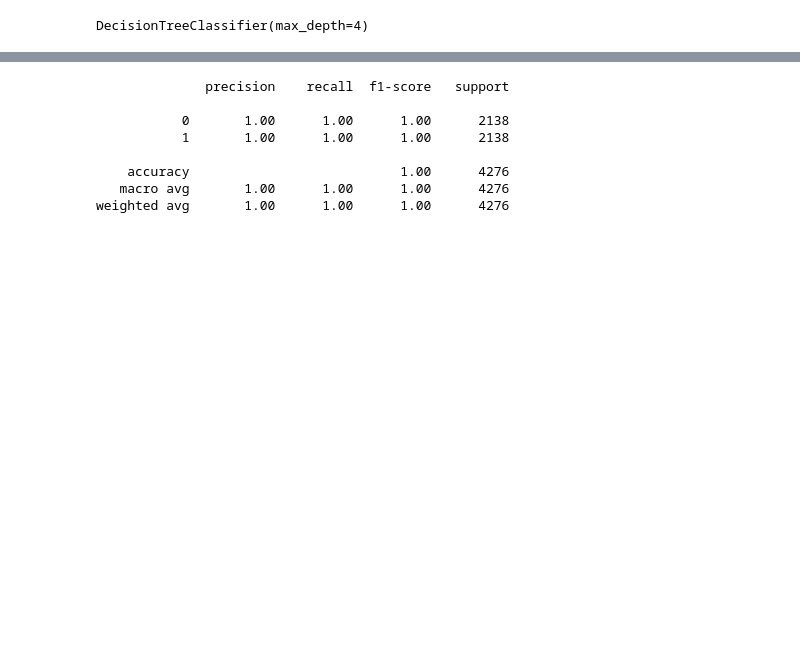
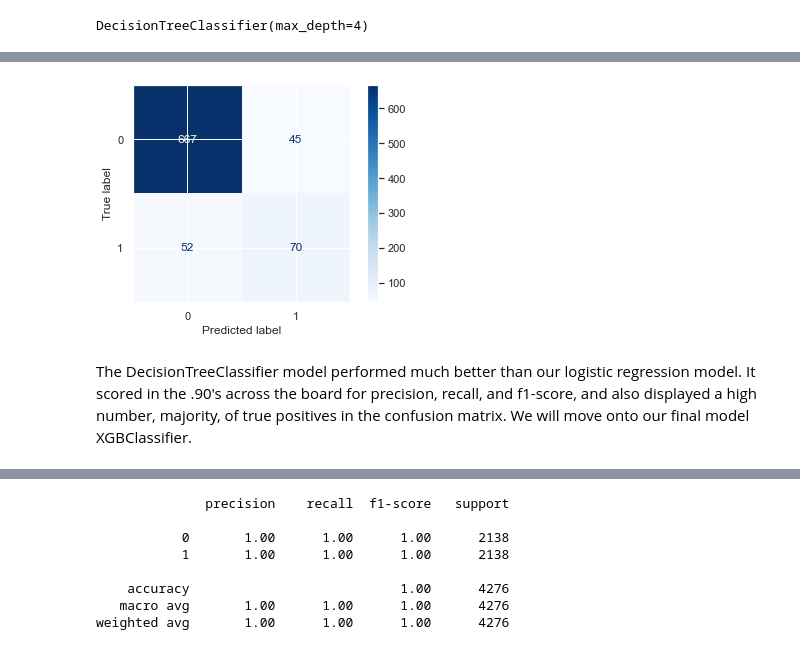
Before and after one commit to ashakeri92/dsc-phase-3-project-v2-3, a Jupyter notebook: Analysis.ipynb, the cells around one changed output, grey strips where cells are left out. Cells and saved outputs as stored; diff of their text form; code cells hidden in the pictures; blank space fills up the shorter version.

```diff
--- a/Analysis.ipynb
+++ b/Analysis.ipynb
@@ -327,3 +354,13 @@ weighted avg       0.89      0.89      0.89       834
+# %%
+# confusion matrix for DecisionTreeClassifier
+plot_confusion_matrix(tree_clf, X_test_sc, y_test,
+                    cmap=plt.cm.Blues)
+
+plt.show()
+# %% [output]
+[figure, added]
+# %% [markdown]
+The DecisionTreeClassifier model performed much better than our logistic regression model. It scored in the .90's across the board for precision, recall, and f1-score, and also displayed a high number, majority, of true positives in the confusion matrix. We will move onto our final model XGBClassifier.
 # %%
 # Initiate XGBClassifier
 XG = XGBClassifier()
```
Also changed, not shown: parts of 24 cells of this notebook.
